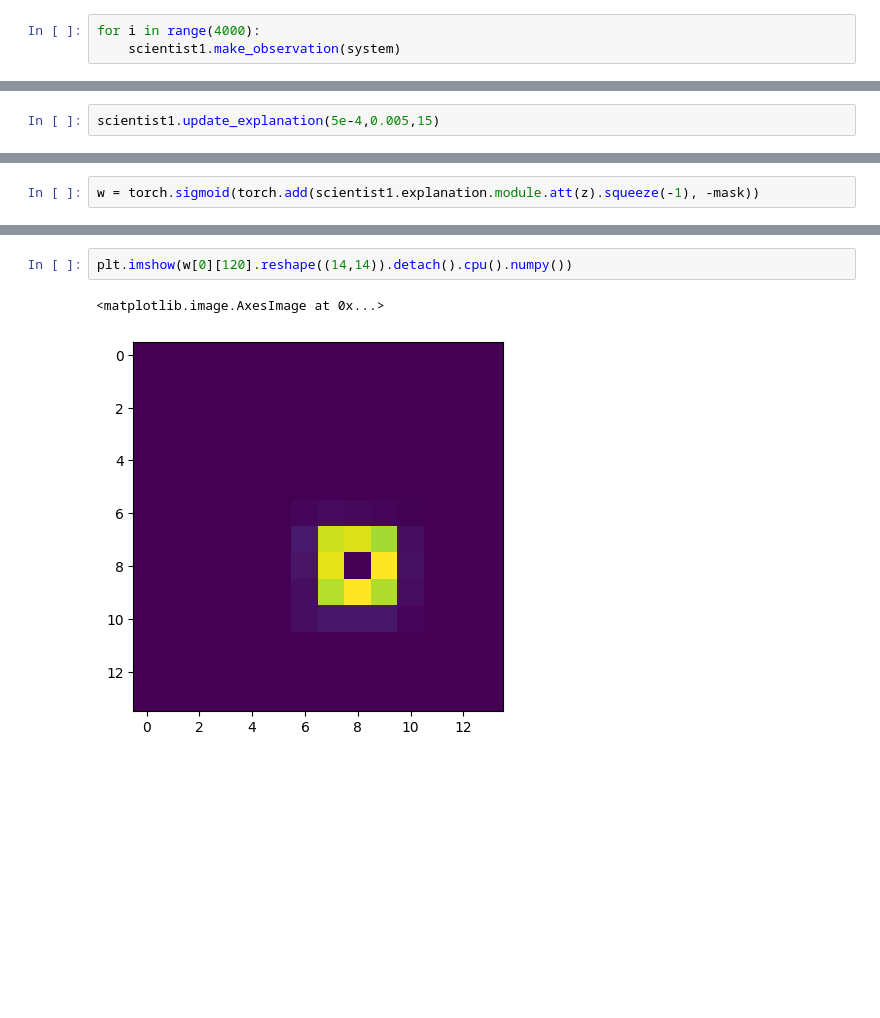
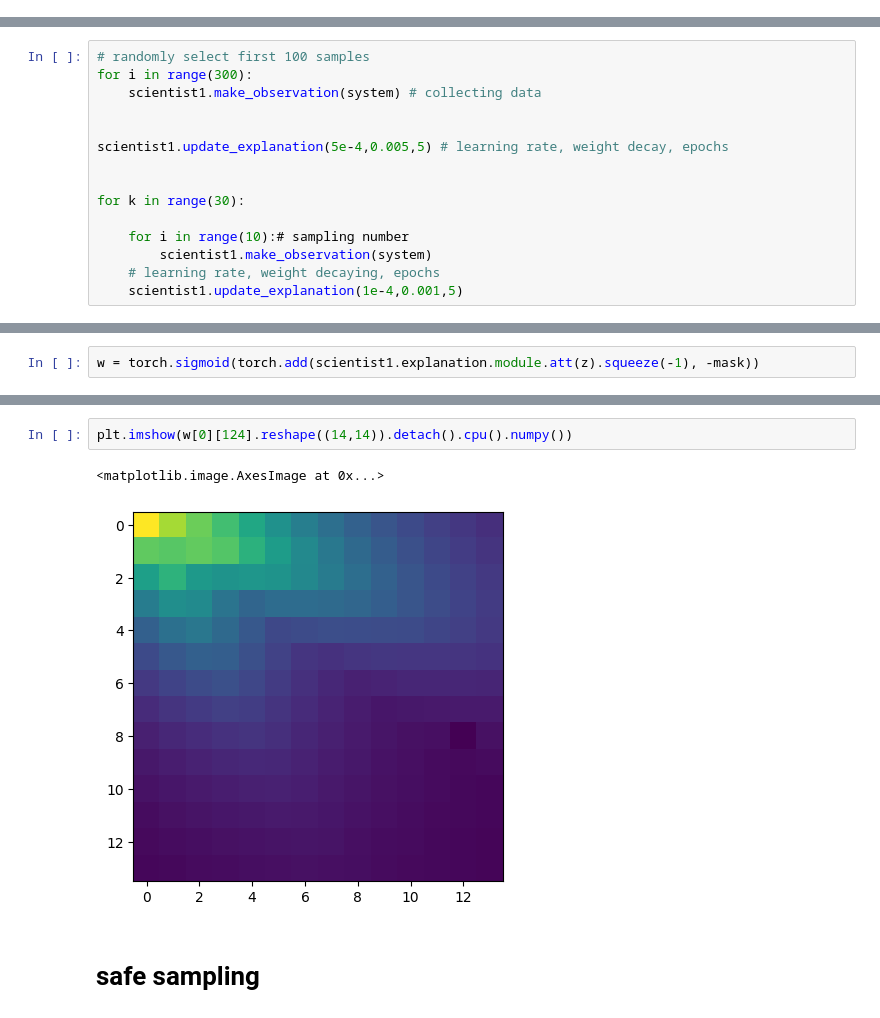
Before and after one commit to MunjungKim/Simulation_of_Science, a Jupyter notebook: notebook/01-Test.ipynb, the cells around one changed output, grey strips where cells are left out. Cells and saved outputs as stored; diff of their text form; blank space fills up the shorter version.

```diff
--- a/notebook/01-Test.ipynb
+++ b/notebook/01-Test.ipynb
@@ -24,7 +42,2 @@ filename = ''
-# %%
-for i in range(4000):
-    scientist1.make_observation(system)
 # %%
 scientist1.initialize_explanation()
-# %%
-scientist1.update_explanation(5e-4,0.005,15)
@@ -50,0 +44,15 @@ import numpy as np
+# %%
+# randomly select first 100 samples
+for i in range(300):
+    scientist1.make_observation(system) # collecting data
+
+
+scientist1.update_explanation(5e-4,0.005,5) # learning rate, weight decay, epochs
+
+
+for k in range(30):
+
+    for i in range(10):# sampling number
+        scientist1.make_observation(system)
+    # learning rate, weight decaying, epochs
+    scientist1.update_explanation(1e-4,0.001,5)
@@ -110,5 +122,7 @@ plt.imshow(w[0][12].reshape((14,14)).detach().cpu().numpy())
 # %%
-plt.imshow(w[0][120].reshape((14,14)).detach().cpu().numpy())
+plt.imshow(w[0][124].reshape((14,14)).detach().cpu().numpy())
 # %% [output]
 <matplotlib.image.AxesImage at 0x...>
-[figure, old version]
+[figure, new version]
+# %% [markdown]
+# safe sampling
```
Also changed, not shown: parts of 40 cells of this notebook, 2 other files.
